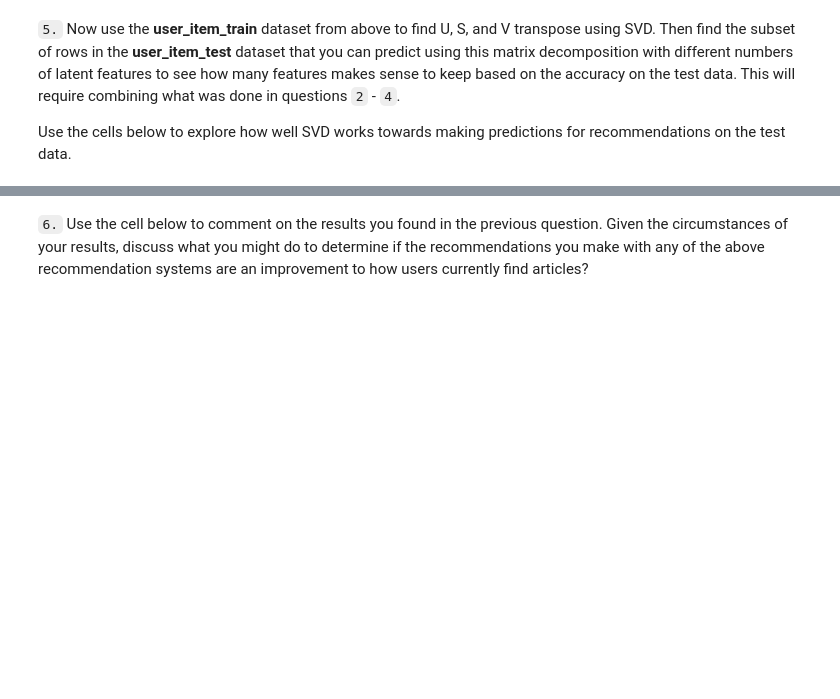
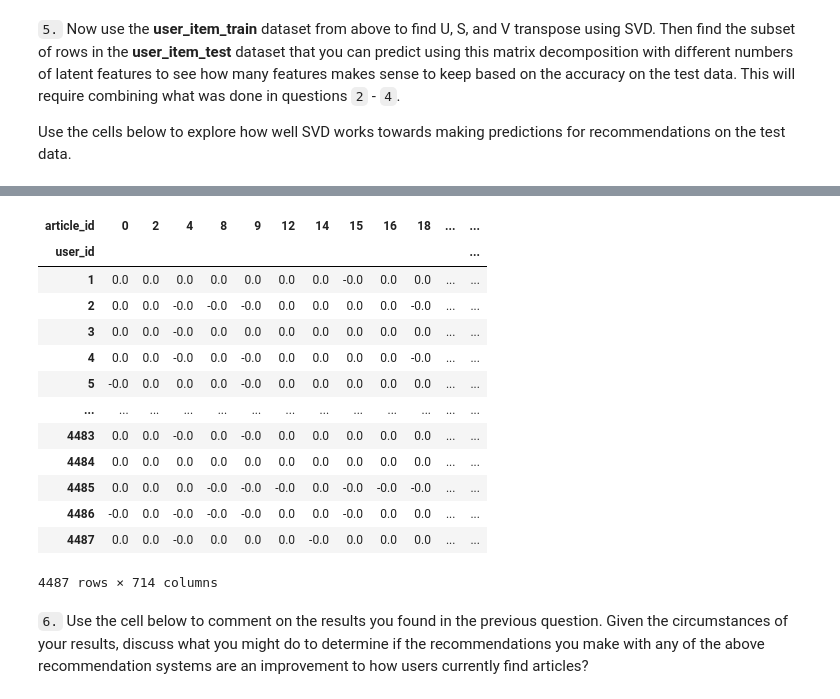
Before and after one commit to edonkoh/Recommendation_engine, a Jupyter notebook: Notebooks/Recommendations_with_IBM.ipynb, the cells around one changed output, grey strips where cells are left out. Cells and saved outputs as stored; diff of their text form; code cells hidden in the pictures; blank space fills up the shorter version.

```diff
--- a/Notebooks/Recommendations_with_IBM.ipynb
+++ b/Notebooks/Recommendations_with_IBM.ipynb
@@ -705,3 +873,20 @@ u_train, s_train, vt_train = # fit svd similar to above then use the cells below
+# %%
+user_item_est_df
+# %% [output]
+| article_id | 0 | 2 | 4 | 8 | 9 | 12 | 14 | 15 | 16 | 18 | ... | ... |
+| user_id |  |  |  |  |  |  |  |  |  |  |  | ... |
+| 1 | 0.0 | 0.0 | 0.0 | 0.0 | 0.0 | 0.0 | 0.0 | -0.0 | 0.0 | 0.0 | ... | ... |
+| 2 | 0.0 | 0.0 | -0.0 | -0.0 | -0.0 | 0.0 | 0.0 | 0.0 | 0.0 | -0.0 | ... | ... |
+| 3 | 0.0 | 0.0 | -0.0 | 0.0 | 0.0 | 0.0 | 0.0 | 0.0 | 0.0 | 0.0 | ... | ... |
+| 4 | 0.0 | 0.0 | -0.0 | 0.0 | -0.0 | 0.0 | 0.0 | 0.0 | 0.0 | -0.0 | ... | ... |
+| 5 | -0.0 | 0.0 | 0.0 | 0.0 | -0.0 | 0.0 | 0.0 | 0.0 | 0.0 | 0.0 | ... | ... |
+| ... | ... | ... | ... | ... | ... | ... | ... | ... | ... | ... | ... | ... |
+| 4483 | 0.0 | 0.0 | -0.0 | 0.0 | -0.0 | 0.0 | 0.0 | 0.0 | 0.0 | 0.0 | ... | ... |
+| 4484 | 0.0 | 0.0 | 0.0 | 0.0 | 0.0 | 0.0 | 0.0 | 0.0 | 0.0 | 0.0 | ... | ... |
+| 4485 | 0.0 | 0.0 | 0.0 | -0.0 | -0.0 | -0.0 | 0.0 | -0.0 | -0.0 | -0.0 | ... | ... |
+| 4486 | -0.0 | 0.0 | -0.0 | -0.0 | -0.0 | 0.0 | 0.0 | -0.0 | 0.0 | 0.0 | ... | ... |
+| 4487 | 0.0 | 0.0 | -0.0 | 0.0 | 0.0 | 0.0 | -0.0 | 0.0 | 0.0 | 0.0 | ... | ... |
+4487 rows × 714 columns
 # %% [markdown]
 `6.` Use the cell below to comment on the results you found in the previous question. Given the circumstances of your results, discuss what you might do to determine if the recommendations you make with any of the above recommendation systems are an improvement to how users currently find articles?
 # %% [markdown]
```
Also changed, not shown: parts of 24 cells of this notebook.
